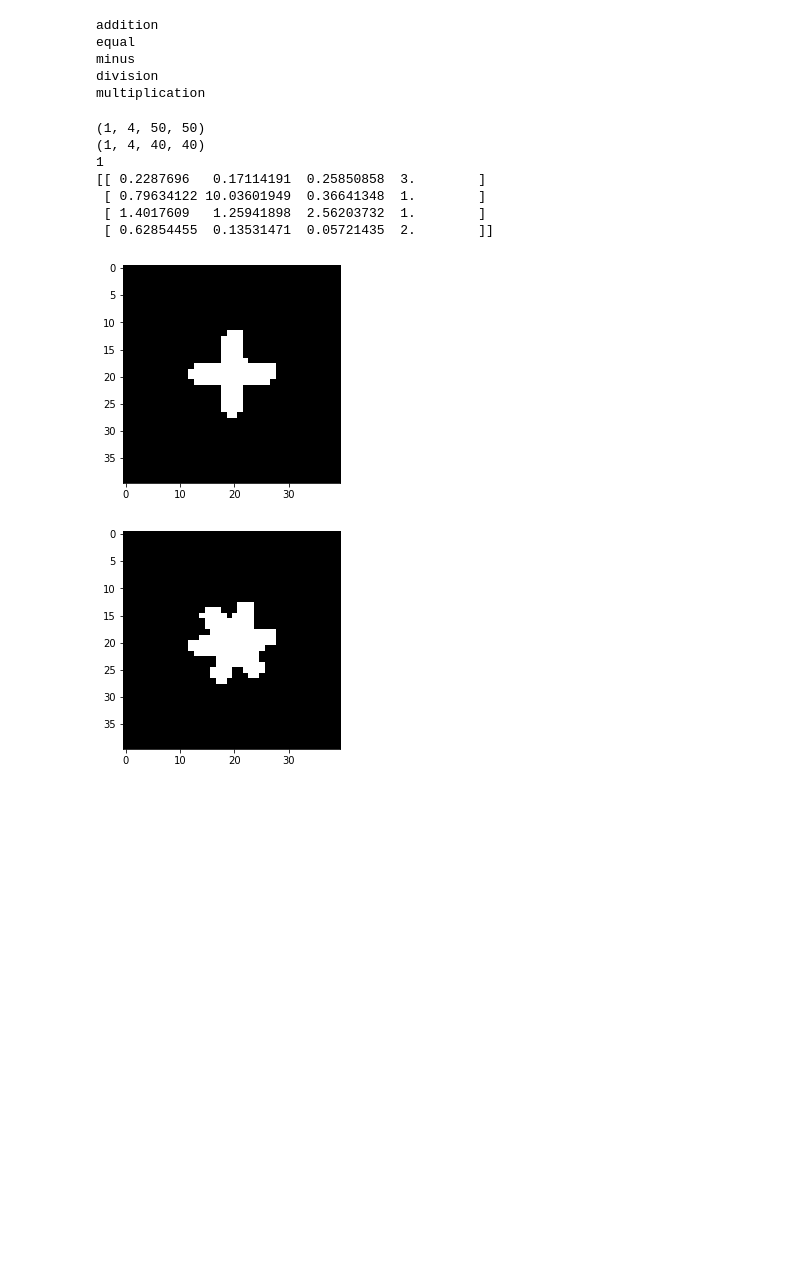
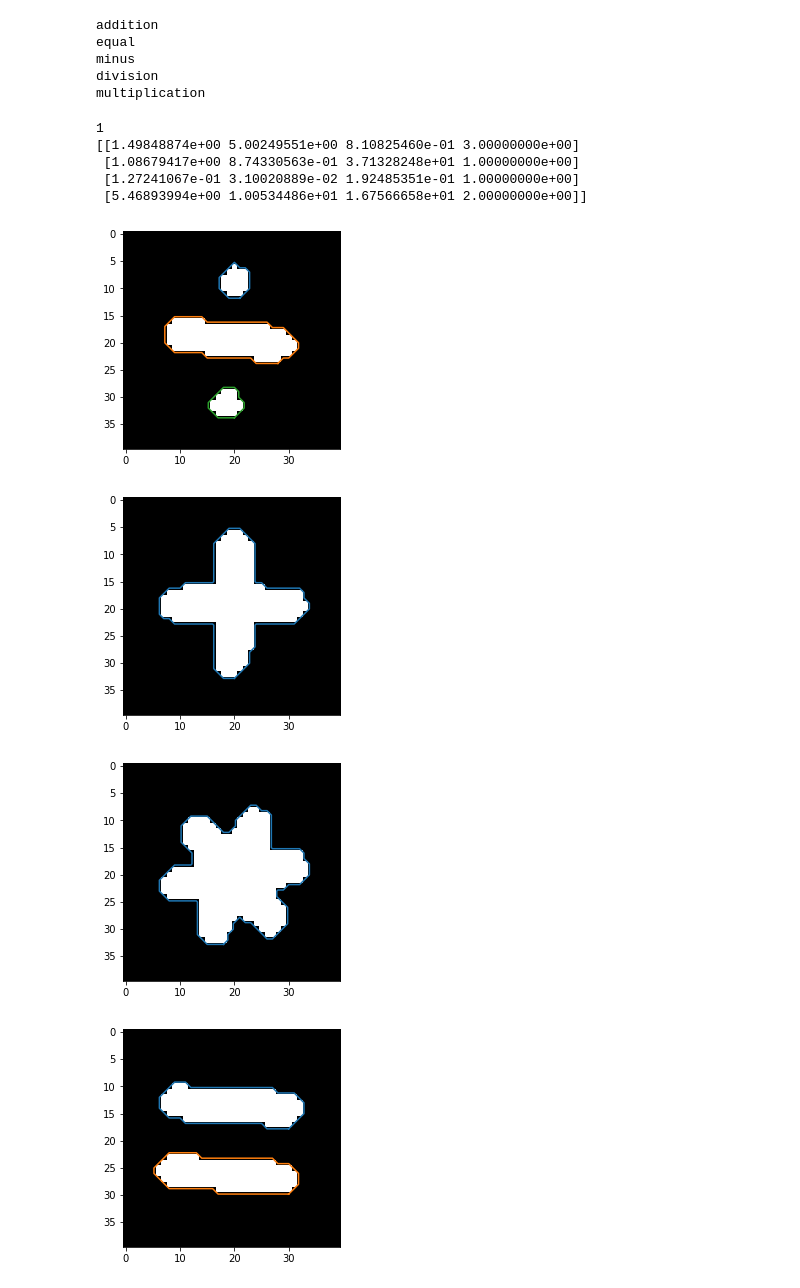
Before and after one commit to sebemery/Iapr2020, a Jupyter notebook: Project/operator_classifier.ipynb, the cells around one changed output. Saved outputs shown, nothing was run; the diff lists cells and outputs as text; code cells hidden in the pictures; blank space fills up the shorter version.

```diff
--- a/Project/operator_classifier.ipynb
+++ b/Project/operator_classifier.ipynb
@@ -28,11 +30,14 @@ def rotate_operators(operators, nb_rotations) :
         operators_rotated = np.empty((1,5,40,40))
         for idx,op in enumerate(operators[0]) :
             # rotate operators with bi-cubic interpolation
-            operators_rotated[0,idx] = rotate(op,a,order =3)
+            operators_rotated[0,idx] = rotate(op,a,order =5)
             # binarize the resulting rotated opearators
             thresh = threshold_otsu(operators_rotated[0,idx])
             operators_rotated[0,idx] = operators_rotated[0,idx]>thresh
             operators_rotated[0,idx] = operators_rotated[0,idx].astype(float)
+            #operators_rotated[0,idx] = gaussian(operators_rotated[0,idx],sigma=0.5)
+            #operators_rotated[0,idx] = operators_rotated[0,idx]>0.2
+
         # concatenate the five operators rotated by a certain angle to the array
         operators = np.concatenate([operators,operators_rotated],axis=0)
     return operators
@@ -136,18 +148,20 @@ def get_features(operators,Nb_coeff,target =False ) :
     targets = np.empty((operators.shape[0],5))
     print(operators.shape[0])
     #Loop over the array of operators to get the features and targets
-    for N in range(operators.shape[0]) :
-        for idx,op in enumerate(operators[N]) :
-            # compute the features -> amplitude and first fourier descriptors excluded -> invariance in translation and rotation
+    for N in range(operators.shape[0]):
+        for idx,op in enumerate(operators[N]):
             coeff,nb_contours = Fourier_descriptors(op,Nb_coeff)
             A1 = np.sqrt(coeff[1].real**2+coeff[1].imag**2)
-            A2 = np.sqrt(coeff[3].real**2+coeff[3].imag**2)
-            A3 = np.sqrt(coeff[4].real**2+coeff[4].imag**2)
-            A4 = np.sqrt(coeff[2].real**2+coeff[2].imag**2)
+            A2 = np.sqrt(coeff[2].real**2+coeff[2].imag**2)
+            A3 = np.sqrt(coeff[3].real**2+coeff[3].imag**2)
+            A4 = np.sqrt(coeff[4].real**2+coeff[4].imag**2)
+            A5 = np.sqrt(coeff[5].real**2+coeff[5].imag**2)
             # compute ratios of Fourier descriptors -> scale invariant
-            coord_x = (A1/A4)
-            coord_y = (A2/A4)
+            coord_x = (A1/A5)
+            coord_y = (A2/A5)
             coord_z = (A3/A4)
+            #coord_w = (A4/A5)
+            #coord_v = (A5/A0)
             # concatenate the features
             features[N,idx] = np.array([coord_x,coord_y,coord_z,nb_contours])
             targets[N,idx] = idx
@@ -328,43 +499,59 @@ crop2 = rgb2gray(crop2)
 crop3 = rgb2gray(crop3)
 crop4 = rgb2gray(crop4)
 
+
 # extend dim and concatenate
 crop1 = np.expand_dims(crop1,axis = 0)
 crop2 = np.expand_dims(crop2,axis = 0)
 crop3 = np.expand_dims(crop3,axis = 0)
 crop4 = np.expand_dims(crop4,axis = 0)
 crop_operators = np.concatenate([crop1,crop2,crop3,crop4], axis = 0)
 crop_operators = np.expand_dims(crop_operators,axis = 0)
 
-print(crop_operators.shape)
+#print(crop_operators.shape)
 from skimage.transform import resize
 
 crop_operators_resized = np.empty((1,4,40,40))
 
 for N in range(crop_operators.shape[0]) :
     for idx,op in enumerate(crop_operators[N]) :
         op = resize(op,(40,40), anti_aliasing = True)
         thresh = threshold_otsu(op)
         op = op<thresh
+        plt.figure()
+        plt.imshow(op,cmap='gray')
+        contour1 = find_contours(op,0.2)
+        plt.plot(contour1[0][:,1],contour1[0][:,0])
+        if (len(contour1 )== 2) :
+            plt.plot(contour1[1][:,1],contour1[1][:,0])
+        if (len(contour1 )== 3) :
+            plt.plot(contour1[1][:,1],contour1[1][:,0])
+            plt.plot(contour1[2][:,1],contour1[2][:,0])
         crop_operators_resized[N,idx] = op.astype(float)
-print(crop_operators_resized.shape)
+#print(crop_operators_resized.shape)
 
 plt.figure()
 plt.imshow(crop_operators_resized[0,1],cmap='gray')
+contour1 = find_contours(crop_operators_resized[0,1],0.2)
+#print(contour1[0][:,1])
+plt.plot(contour1[0][:,1],contour1[0][:,0])
 plt.figure()
 plt.imshow(crop_operators_resized[0,2],cmap='gray')
+contour = find_contours(crop_operators_resized[0,2],0.2)
+#print(contour[0][:,1])
+plt.plot(contour[0][:,1],contour[0][:,0])
 
 # get features
 
-features_crop = get_features(crop_operators_resized,5)
+features_crop = get_features(crop_operators_resized,6)
 print(features_crop)
 # %% [output]
-(1, 4, 50, 50)
-(1, 4, 40, 40)
 1
-[[ 0.2287696   0.17114191  0.25850858  3.        ]
- [ 0.79634122 10.03601949  0.36641348  1.        ]
- [ 1.4017609   1.25941898  2.56203732  1.        ]
- [ 0.62854455  0.13531471  0.05721435  2.        ]]
+[[1.49848874e+00 5.00249551e+00 8.10825460e-01 3.00000000e+00]
+ [1.08679417e+00 8.74330563e-01 3.71328248e+01 1.00000000e+00]
+ [1.27241067e-01 3.10020889e-02 1.92485351e-01 1.00000000e+00]
+ [5.46893994e+00 1.00534486e+01 1.67566658e+01 2.00000000e+00]]
-[figure, old version]
+[figure, new version]
-[figure, old version]
+[figure, new version]
+[figure, added]
+[figure, added]
```
Also changed, not shown: parts of 18 cells of this notebook, 15 other files.
